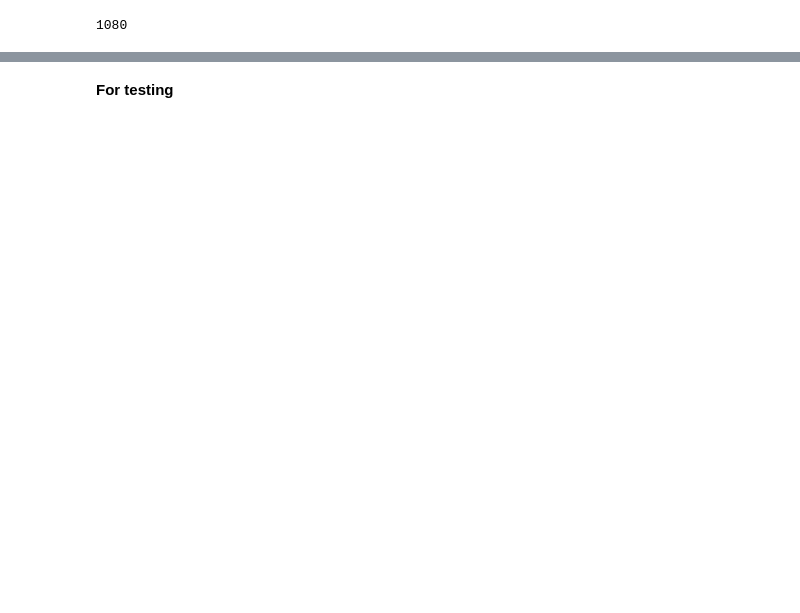
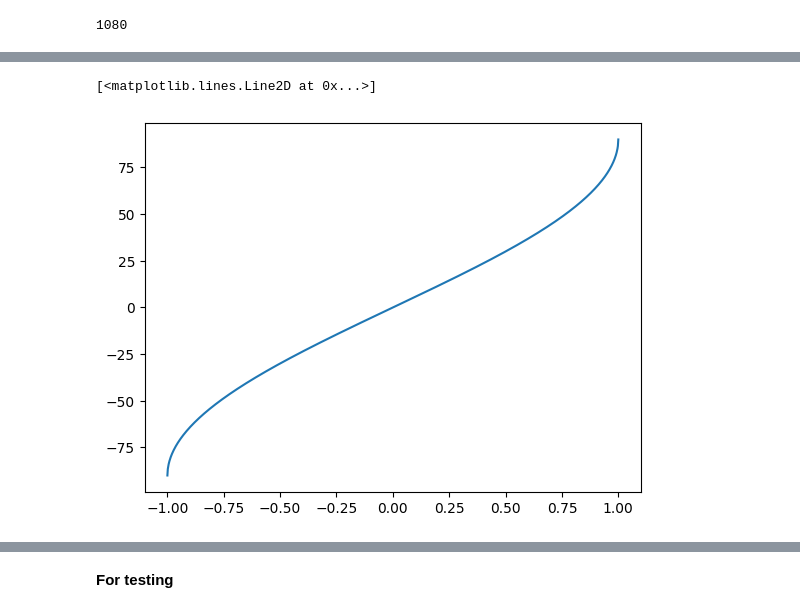
Before and after one commit to Samapti25/solar, a Jupyter notebook: carringtonmaps.ipynb, the cells around one changed output, grey strips where cells are left out. Cells and saved outputs as stored; diff of their text form; code cells hidden in the pictures; blank space fills up the shorter version.

```diff
--- a/carringtonmaps.ipynb
+++ b/carringtonmaps.ipynb
@@ -182,0 +184,5 @@ for i in range (ny):
+# %%
+plt.plot(sinlat,latitude)
+# %% [output]
+[<matplotlib.lines.Line2D at 0x...>]
+[figure, added]
```
Also changed, not shown: parts of 16 cells of this notebook.
